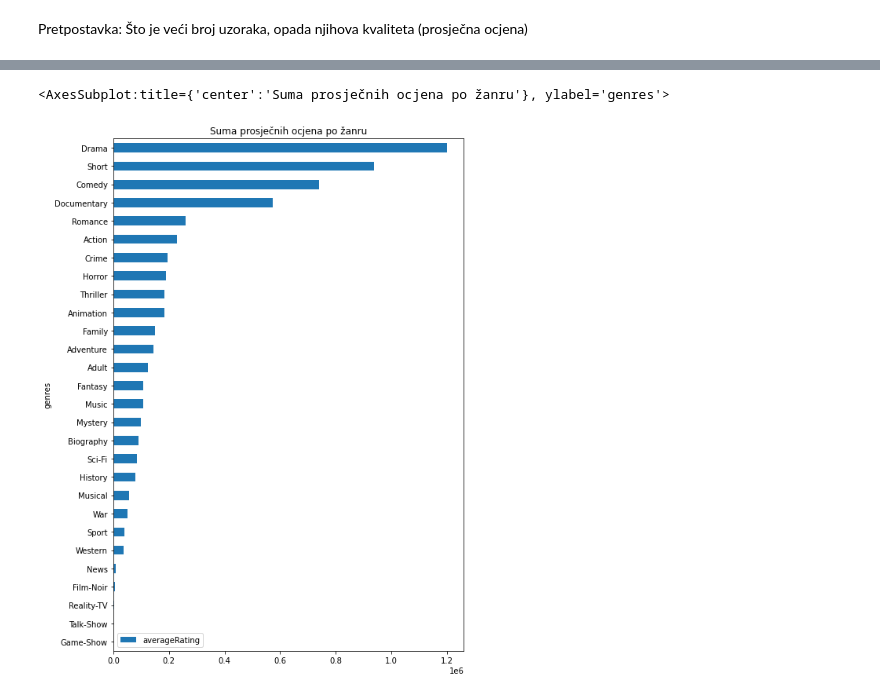
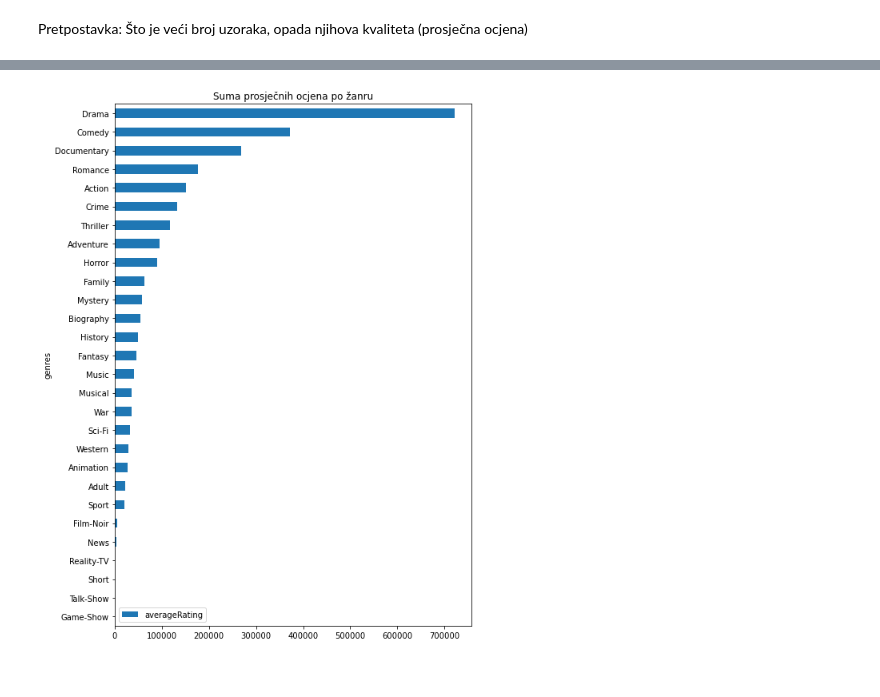
Before and after one commit to andhrelja/imdb-analysis, a Jupyter notebook: prepare.ipynb, the cells around one changed output, grey strips where cells are left out. Saved outputs shown, nothing was run; the diff lists cells and outputs as text; code cells hidden in the pictures.

```diff
--- a/prepare.ipynb
+++ b/prepare.ipynb
@@ -61,0 +137,4 @@ plt.show()
+# %%
+titles_df = titles_df[titles_df['titleType'] == 'movie']
+# titles_df = titles_df.drop(['startYear', 'titleType'], axis=1)
+titles_df.sample(10)
@@ -62,2 +153,5 @@ plt.show()
 # %% [markdown]
 Pretpostavka: Što je veći broj uzoraka, opada njihova kvaliteta (prosječna ocjena)
+# %%
+genres_df = titles_df[['genres', 'averageRating']].explode('genres')
+genres_df.genres.value_counts()
@@ -64,8 +217,7 @@ Pretpostavka: Što je veći broj uzoraka, opada njihova kvaliteta (prosječna oc
 # %%
-gdf = titles_df[['titleType', 'averageRating', 'genres']].explode('genres').reset_index().set_index('index')
-# gdf['genreRating'] = gdf.groupby('index')['averageRating'].mean() / gdf.groupby('index')['averageRating'].size()
-gdf.groupby('genres')[['averageRating']].sum().sort_values('averageRating').plot.barh(title='Suma prosječnih ocjena po žanru', figsize=(8, 12))
+genres_df.groupby('genres').sum('averageRating') \
+    .sort_values('averageRating') \
+    .plot.barh(title='Suma prosječnih ocjena po žanru', figsize=(8, 12))
 plt.show()
 # %% [output]
-<AxesSubplot:title={'center':'Suma prosječnih ocjena po žanru'}, ylabel='genres'>
-[figure, old version]
+[figure, new version]
```
Also changed, not shown: parts of 21 cells of this notebook, 1 other file.
